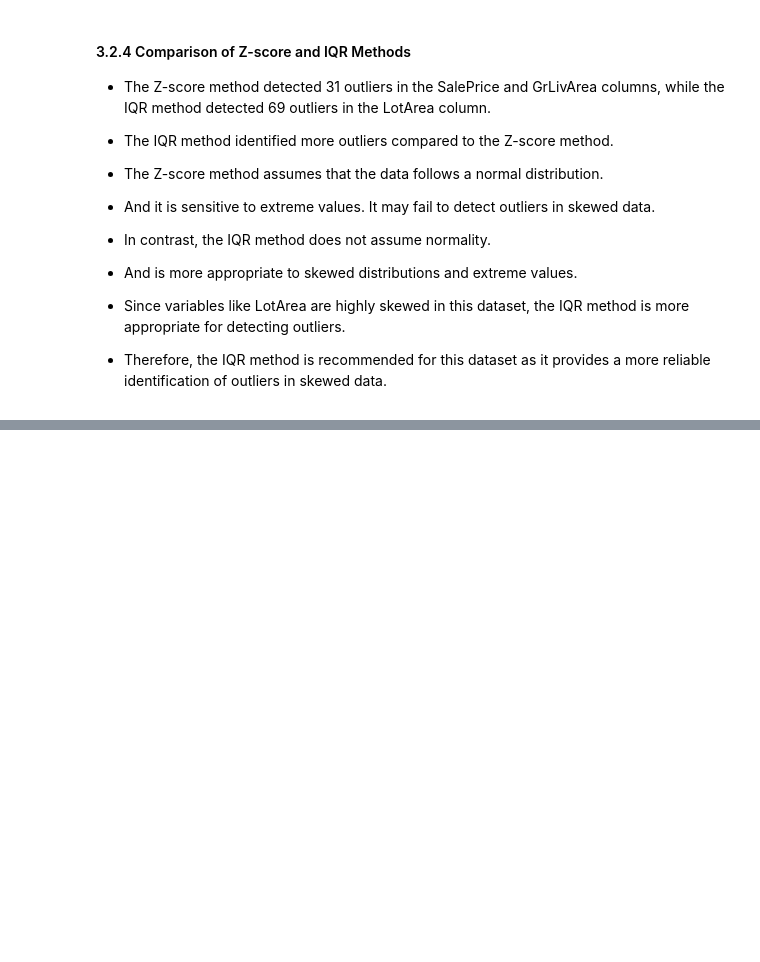
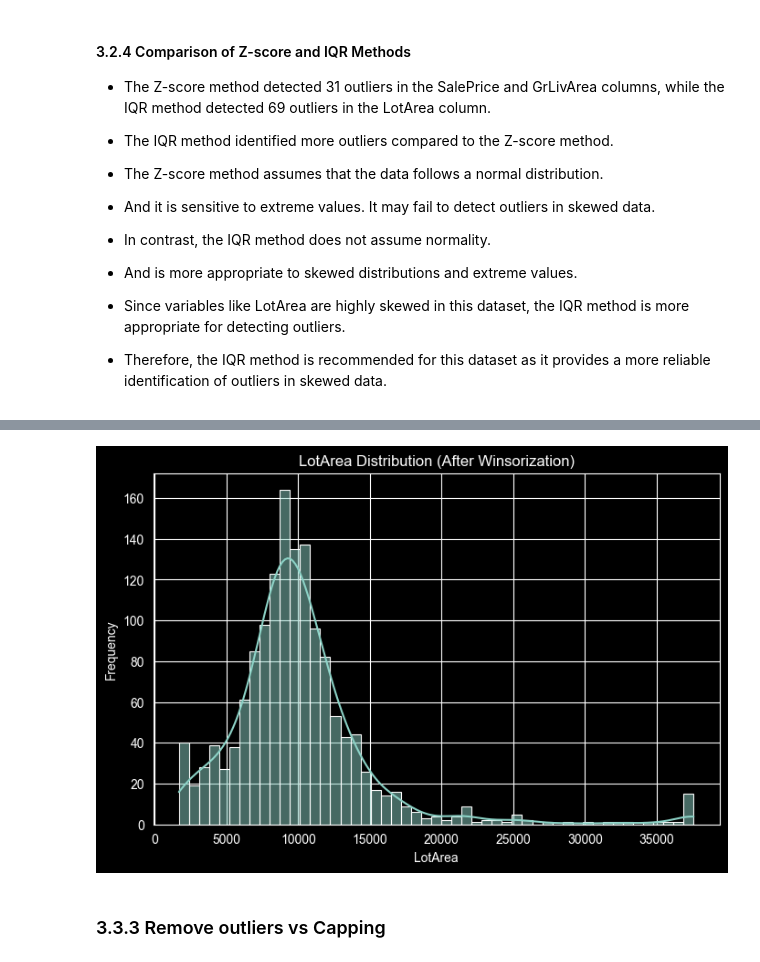
Before and after one commit to pinithasavidya617/pandas-data-analysis-practice, a Jupyter notebook: Data Processing Project/ames_analysis.ipynb, the cells around one changed output, grey strips where cells are left out. Cells and saved outputs as stored; diff of their text form; code cells hidden in the pictures; blank space fills up the shorter version.

```diff
--- a/Data Processing Project/ames_analysis.ipynb
+++ b/Data Processing Project/ames_analysis.ipynb
@@ -724,0 +778,15 @@ Number of outliers: 69
+# %%
+df['LotArea_capped'] = df['LotArea'].clip(lower, upper)
+# %%
+plt.figure(figsize=(8, 5))
+sns.histplot(df['LotArea_capped'], kde=True)
+
+plt.title("LotArea Distribution (After Winsorization)")
+plt.xlabel("LotArea")
+plt.ylabel("Frequency")
+
+plt.show()
+# %% [output]
+[figure, added]
+# %% [markdown]
+### 3.3.3 Remove outliers vs Capping
```
Also changed, not shown: parts of 10 cells of this notebook.
